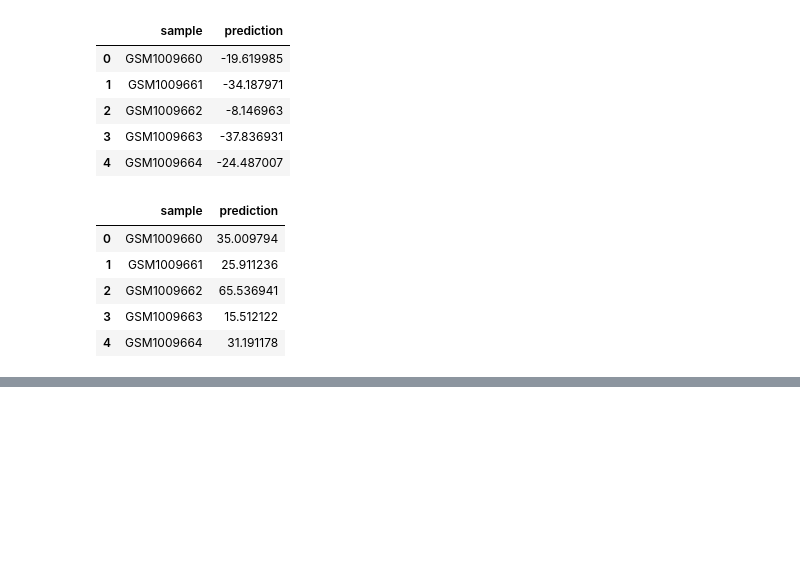
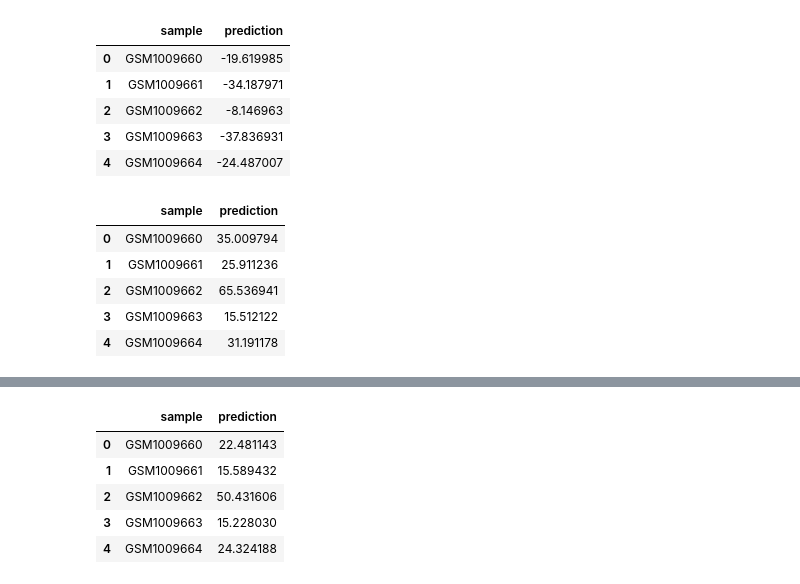
Before and after one commit to ComputationalAgingLab/ComputAge, a Jupyter notebook: computage/deage/workbook.ipynb, the cells around one changed output, grey strips where cells are left out. Drawn from its saved outputs; the diff is of its cells as text; code cells hidden in the pictures; blank space fills up the shorter version.

```diff
--- a/computage/deage/workbook.ipynb
+++ b/computage/deage/workbook.ipynb
@@ -270,0 +310,12 @@ predictions.head()
+# %%
+linblood_model = LinearMethylationModel(model_file_path=os.path.join(raw_models,'LinBlood99CpG_2016.csv'))
+linblood_pred = linblood_model.predict(df)
+linblood_pred['prediction']+= 12.2169841
+linblood_pred.head()
+# %% [output]
+|  | sample | prediction |
+| 0 | GSM1009660 | 22.481143 |
+| 1 | GSM1009661 | 15.589432 |
+| 2 | GSM1009662 | 50.431606 |
+| 3 | GSM1009663 | 15.228030 |
+| 4 | GSM1009664 | 24.324188 |
```
Also changed, not shown: parts of 7 cells of this notebook.
